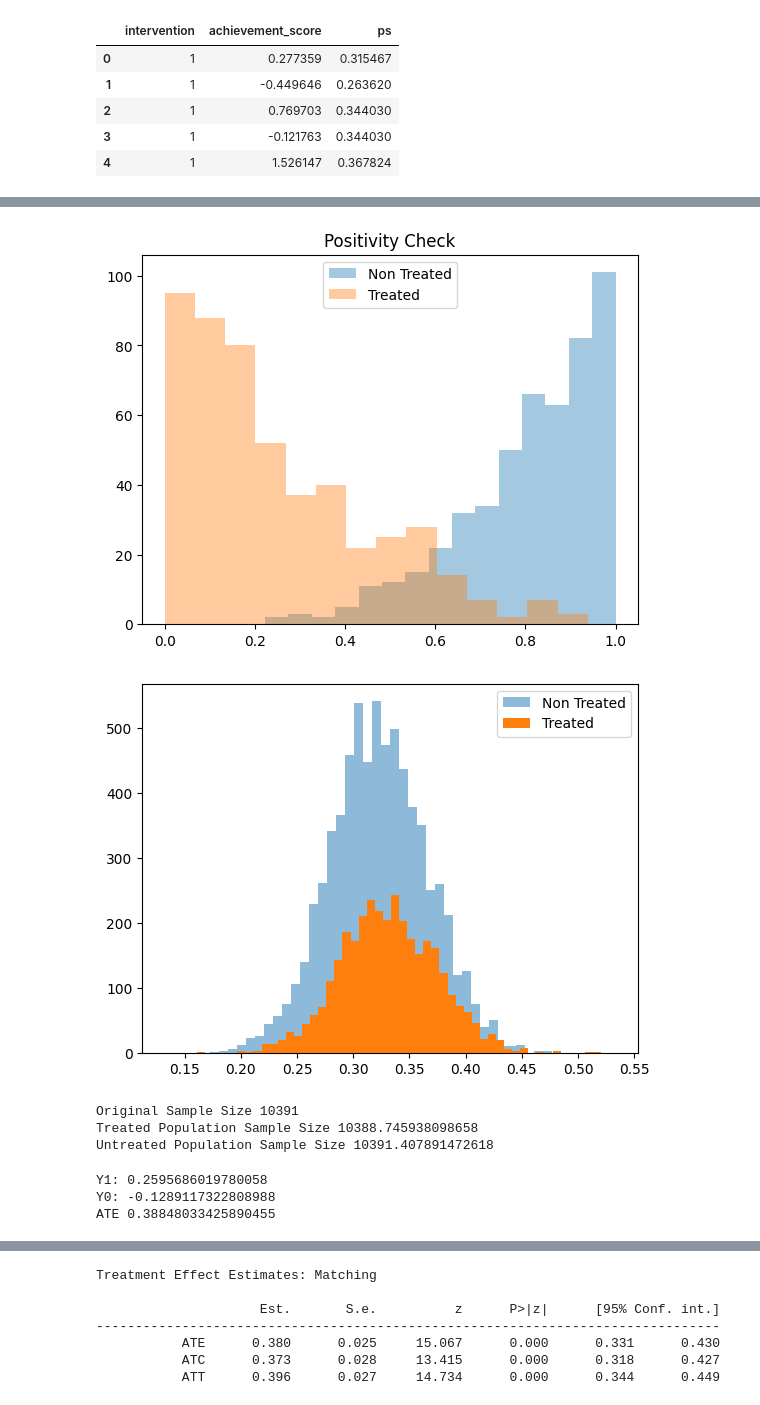
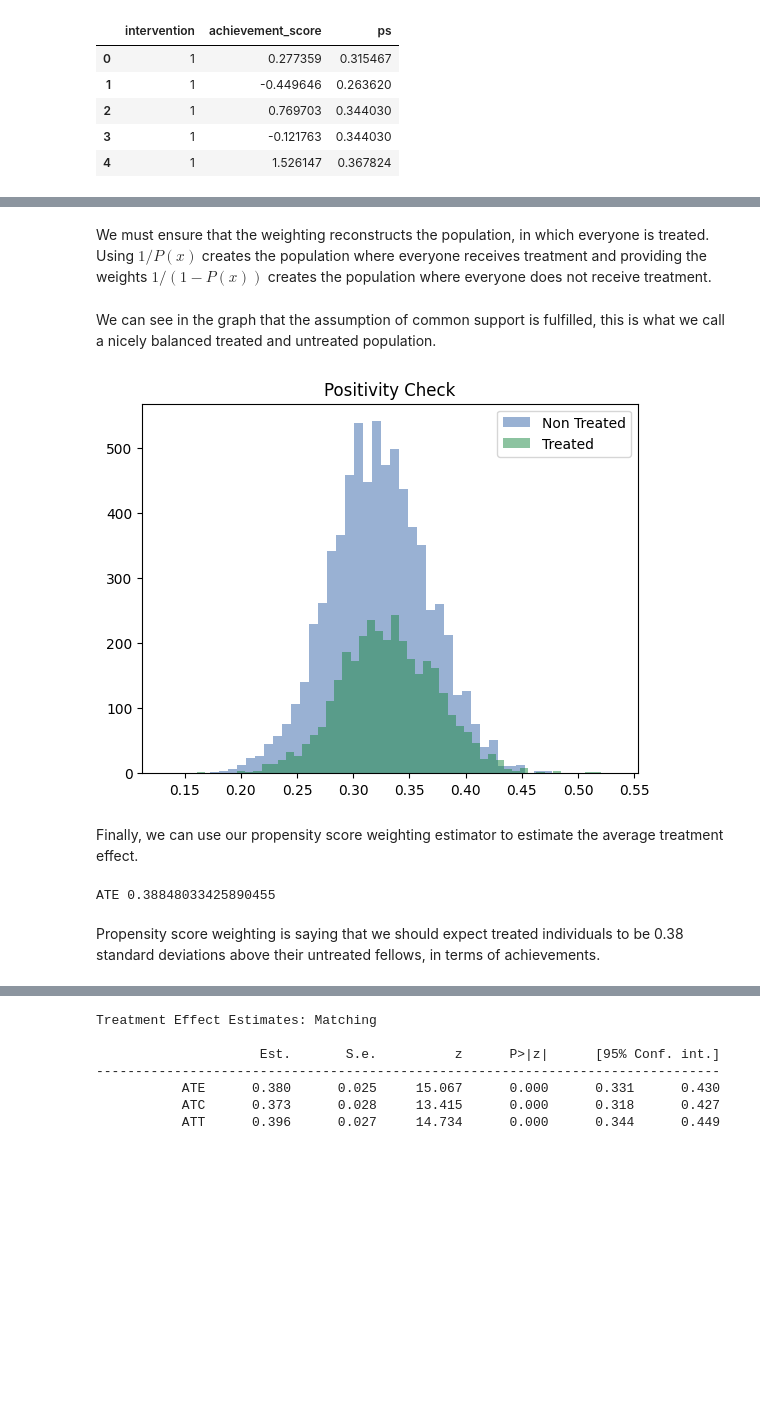
Before and after one commit to alexanderquispe/1REI05, a Jupyter notebook: tutorials/tutorial12/tutorial12.ipynb, the cells around one changed output, grey strips where cells are left out. Cells and saved outputs as stored; diff of their text form; code cells hidden in the pictures; blank space fills up the shorter version.

```diff
--- a/tutorials/tutorial12/tutorial12.ipynb
+++ b/tutorials/tutorial12/tutorial12.ipynb
@@ -57,0 +111,12 @@ smf.ols("achievement_score ~ intervention", data=data).fit().summary().tables[1]
+# %%
+a_ll = "#3464A9"
+t_reat = "#DB7931"
+c_ontrol = "#1B8842"
+a_lpha = .3
+
+plt.hist(data["achievement_score"], bins=20, alpha=0.3, label="All", color = a_ll)
+plt.hist(data[data["intervention"] == 0]["achievement_score"], bins=20, alpha=a_lpha, color=c_ontrol)
+plt.hist(data[data["intervention"] == 1]["achievement_score"], bins=20, alpha=a_lpha, color=t_reat)
+plt.axvline(-0.1538, label="Untreated", color=c_ontrol)
+plt.axvline(-0.1538+0.4723,  label="Treated", color=t_reat)
+plt.legend();
@@ -99,8 +168,2 @@ g
-# %%
-import seaborn as sns, numpy as np, matplotlib.pyplot as plt
-sns.distplot(np.random.beta(4,1,500), kde=False, label="Non Treated")
-sns.distplot(np.random.beta(1,3,500), kde=False, label="Treated")
-plt.title("Positivity Check")
-plt.legend();
-# %% [output]
-[figure, removed]
+# %% [markdown]
+We must ensure that the weighting reconstructs the population, in which everyone is treated. Using $1 / P(x)$ creates the population where everyone receives treatment and providing the weights $1 / (1 -P(x))$ creates the population where everyone does not receive treatment.
@@ -107,38 +173,27 @@ plt.legend();
+# %% [markdown]
+We can see in the graph that the assumption of common support is fulfilled, this is what we call a nicely balanced treated and untreated population.
 # %%
 cl = np.unique(data_ps.intervention)
 cl_lbl = ["Non Treated", "Treated"]
+c_olor = [a_ll] + [c_ontrol]
 for i in range(2):
-    plt.hist(data_ps[data_ps.intervention == cl[i]].ps, 50, label = cl_lbl[i], alpha = .5)
-
+    plt.hist(data_ps[data_ps.intervention == cl[i]].ps, 50, label = cl_lbl[i], alpha = .5, color = c_olor[i])
+plt.title("Positivity Check")
 plt.legend();
 # plt.hist(data_ps.ps, 100)
 # %% [output]
-[figure, old version]
+[figure, new version]
-# %%
-weight_t = 1/data_ps.query("intervention==1")["ps"]
-weight_nt = 1/(1-data_ps.query("intervention==0")["ps"])
-print("Original Sample Size", data.shape[0])
-print("Treated Population Sample Size", sum(weight_t))
-print("Untreated Population Sample Size", sum(weight_nt))
-# %% [output]
-Original Sample Size 10391
-Treated Population Sample Size 10388.745938098658
-Untreated Population Sample Size 10391.407891472618
-# %%
-def get_info(data_0, treat = "intervention", ps = "ps"):
-    weight = ((data_0[treat]-data_0[ps]) /
-          (data_0[ps]*(1-data_0[ps])))
-
-    y1 = sum(data_0.query(f"{treat}==1")["achievement_score"]*weight_t) / len(data)
-    y0 = sum(data_0.query(f"{treat}==0")["achievement_score"]*weight_nt) / len(data)
-
-    ate = np.mean(weight * data_0["achievement_score"])
-
-    print("Y1:", y1)
-    print("Y0:", y0)
-    print("ATE", np.mean(weight * data_0["achievement_score"]))
-get_info(data_ps)
-# %% [output]
-Y1: 0.2595686019780058
-Y0: -0.1289117322808988
-ATE 0.38848033425890455
+# %% [markdown]
+Finally, we can use our propensity score weighting estimator to estimate the average treatment effect.
+# %%
+weight = ((data_ps["intervention"]-data_ps["ps"]) /
+          (data_ps["ps"]*(1-data_ps["ps"])))
+
+ate = np.mean(weight * data_ps["achievement_score"])
+
+
+print("ATE", np.mean(weight * data_ps["achievement_score"]))
+# %% [output]
+ATE 0.38848033425890455
+# %% [markdown]
+Propensity score weighting is saying that we should expect treated individuals to be 0.38 standard deviations above their untreated fellows, in terms of achievements.
```
Also changed, not shown: parts of 29 cells of this notebook.
